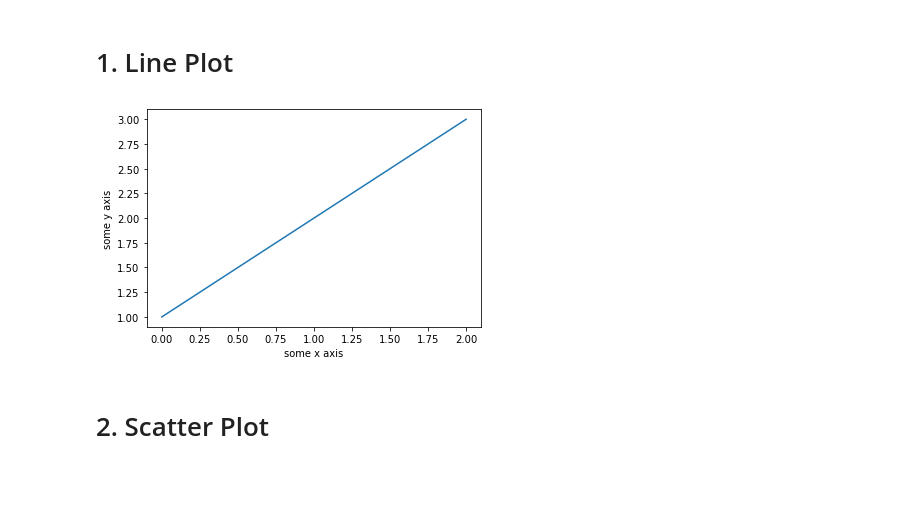
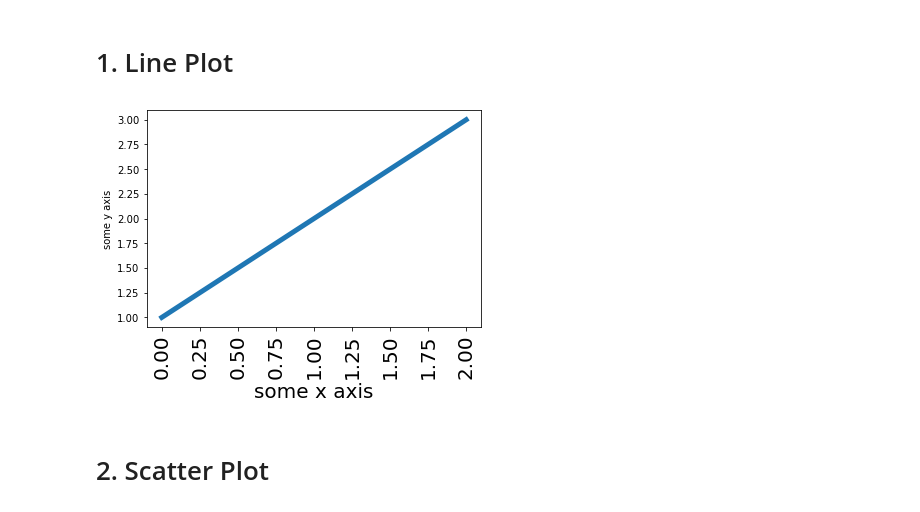
Before and after one commit to RahmanPeimankar/aml-sdu-f23, a Jupyter notebook: Lecture 2/aml_2_python_basics.ipynb, the cells around one changed output. Cells and saved outputs as stored; diff of their text form; code cells hidden in the pictures; blank space fills up the shorter version.

```diff
--- a/Lecture 2/aml_2_python_basics.ipynb
+++ b/Lecture 2/aml_2_python_basics.ipynb
@@ -335,13 +334,14 @@ Matplotlib can be used for creating plots and charts. The library is generally u
 # %%
 import matplotlib.pyplot as plt
 import numpy
 myarray = numpy.array([1, 2, 3])
-plt.plot(myarray)
-plt.xlabel('some x axis')
+plt.plot(myarray, lw=5)
+plt.xlabel('some x axis', fontsize=20)
 plt.ylabel('some y axis')
+plt.xticks(fontsize=20, rotation=90)
 plt.show()
 # %% [output]
-[figure, old version]
+[figure, new version]
 # %% [markdown]
 # 2. Scatter Plot
 # %%
```
Also changed, not shown: parts of 15 cells of this notebook, 31 other files.
